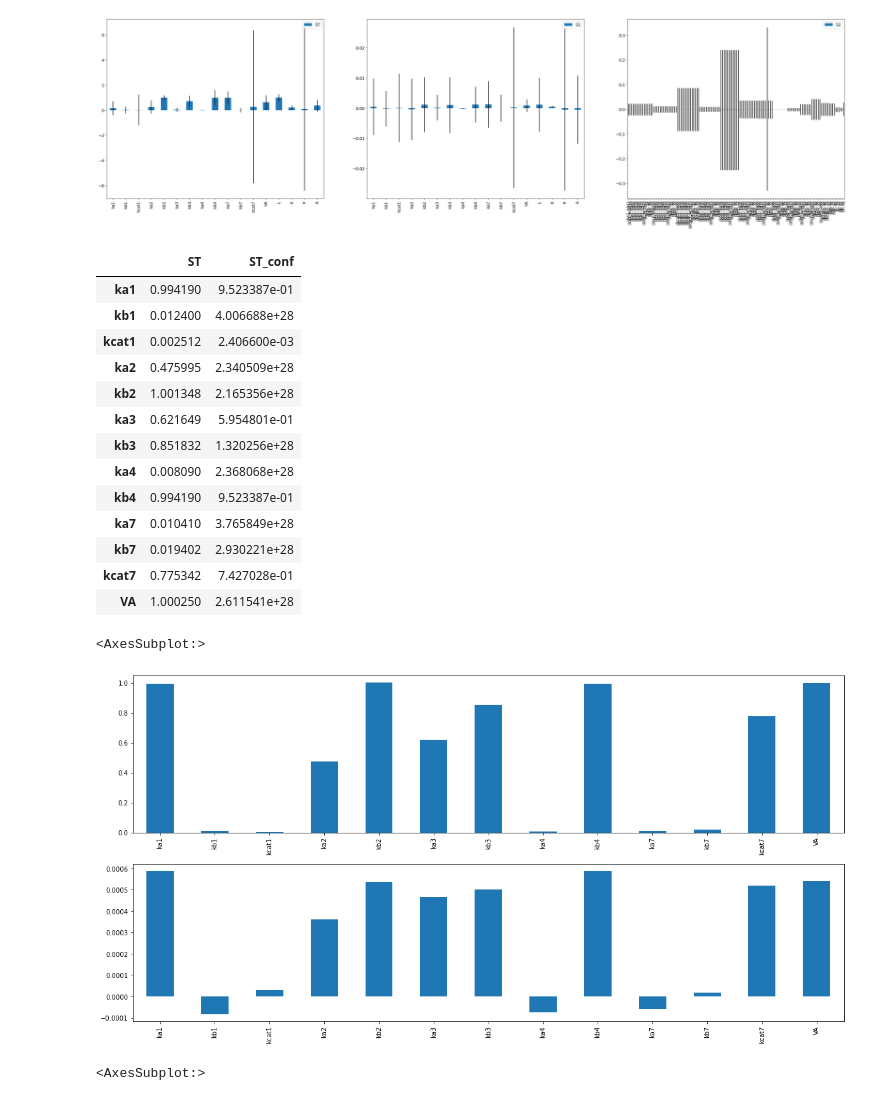
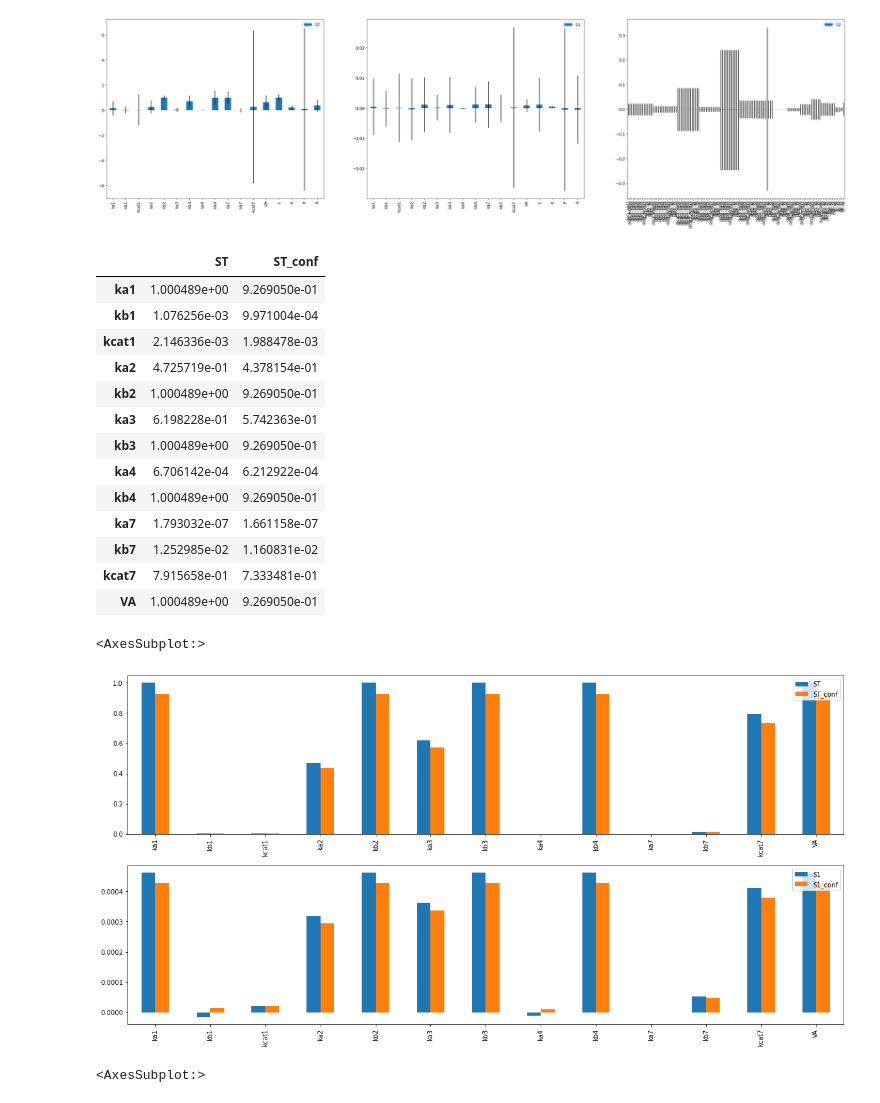
Before and after one commit to jonathanfischer97/Oscillator, a Jupyter notebook: Python/2022_simple_system/2d_troubleshooting/PEPE/8-9-22/AllLpGA.ipynb, the cells around one changed output. Cells and saved outputs as stored; diff of their text form; code cells hidden in the pictures.

```diff
--- a/Python/2022_simple_system/2d_troubleshooting/PEPE/8-9-22/AllLpGA.ipynb
+++ b/Python/2022_simple_system/2d_troubleshooting/PEPE/8-9-22/AllLpGA.ipynb
@@ -1215,6 +1215,6 @@ filename =  os.path.join(".", "AllLp")
 print(filename)
 model = Oscillator(parameter_values, np.array(["ka1", "kb1", "kcat1", "ka2", "kb2", "ka3", "kb3", "ka4","kb4","ka7","kb7","kcat7",'VA']), np.array([0,9,0.6,0.8,0,2.7,0,0,0,0,0,0]), mode=1)
 solver = Solver(model, name = 'AllLp', volume = 0.5)
-solver.run(filename)
+#solver.run(filename)
 # %% [output]
 ./AllLp
@@ -1967,27 +1859,27 @@ total_Si, first_Si, second_Si = Si.to_df()
 total_Si
 # %% [output]
 |  | ST | ST_conf |
-| ka1 | 0.994190 | 9.523387e-01 |
-| kb1 | 0.012400 | 4.006688e+28 |
-| kcat1 | 0.002512 | 2.406600e-03 |
-| ka2 | 0.475995 | 2.340509e+28 |
-| kb2 | 1.001348 | 2.165356e+28 |
-| ka3 | 0.621649 | 5.954801e-01 |
-| kb3 | 0.851832 | 1.320256e+28 |
-| ka4 | 0.008090 | 2.368068e+28 |
-| kb4 | 0.994190 | 9.523387e-01 |
-| ka7 | 0.010410 | 3.765849e+28 |
-| kb7 | 0.019402 | 2.930221e+28 |
-| kcat7 | 0.775342 | 7.427028e-01 |
-| VA | 1.000250 | 2.611541e+28 |
+| ka1 | 1.000489e+00 | 9.269050e-01 |
+| kb1 | 1.076256e-03 | 9.971004e-04 |
+| kcat1 | 2.146336e-03 | 1.988478e-03 |
+| ka2 | 4.725719e-01 | 4.378154e-01 |
+| kb2 | 1.000489e+00 | 9.269050e-01 |
+| ka3 | 6.198228e-01 | 5.742363e-01 |
+| kb3 | 1.000489e+00 | 9.269050e-01 |
+| ka4 | 6.706142e-04 | 6.212922e-04 |
+| kb4 | 1.000489e+00 | 9.269050e-01 |
+| ka7 | 1.793032e-07 | 1.661158e-07 |
+| kb7 | 1.252985e-02 | 1.160831e-02 |
+| kcat7 | 7.915658e-01 | 7.333481e-01 |
+| VA | 1.000489e+00 | 9.269050e-01 |
 # %%
 fig, axes = plt.subplots(2,1, figsize=(20,10))
-total_Si['ST'].plot.bar(ax=axes[0])
-first_Si['S1'].plot.bar(ax=axes[1])
+total_Si.plot.bar(ax=axes[0])
+first_Si.plot.bar(ax=axes[1])
 #second_Si.plot.bar(ax=axes[0,1])
 # %% [output]
 <AxesSubplot:>
-[figure, old version]
+[figure, new version]
 # %%
 second_Si.plot.bar()
 # %% [output]
```
Also changed, not shown: parts of 2 cells of this notebook, 3 other files.
